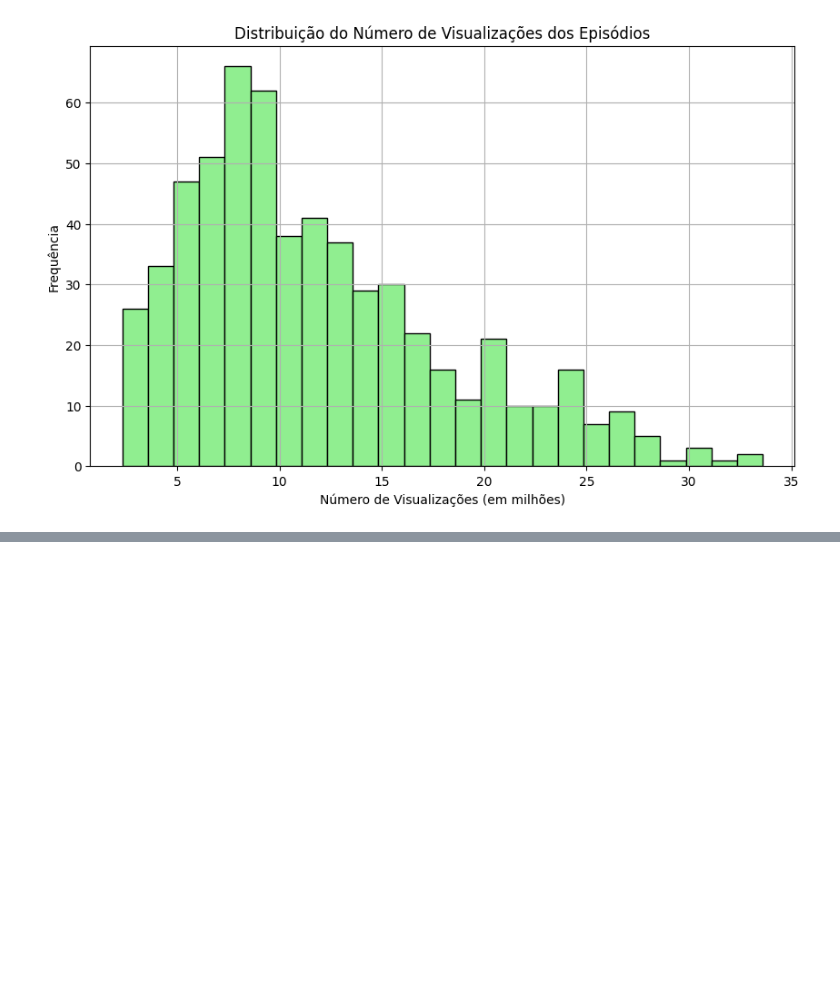
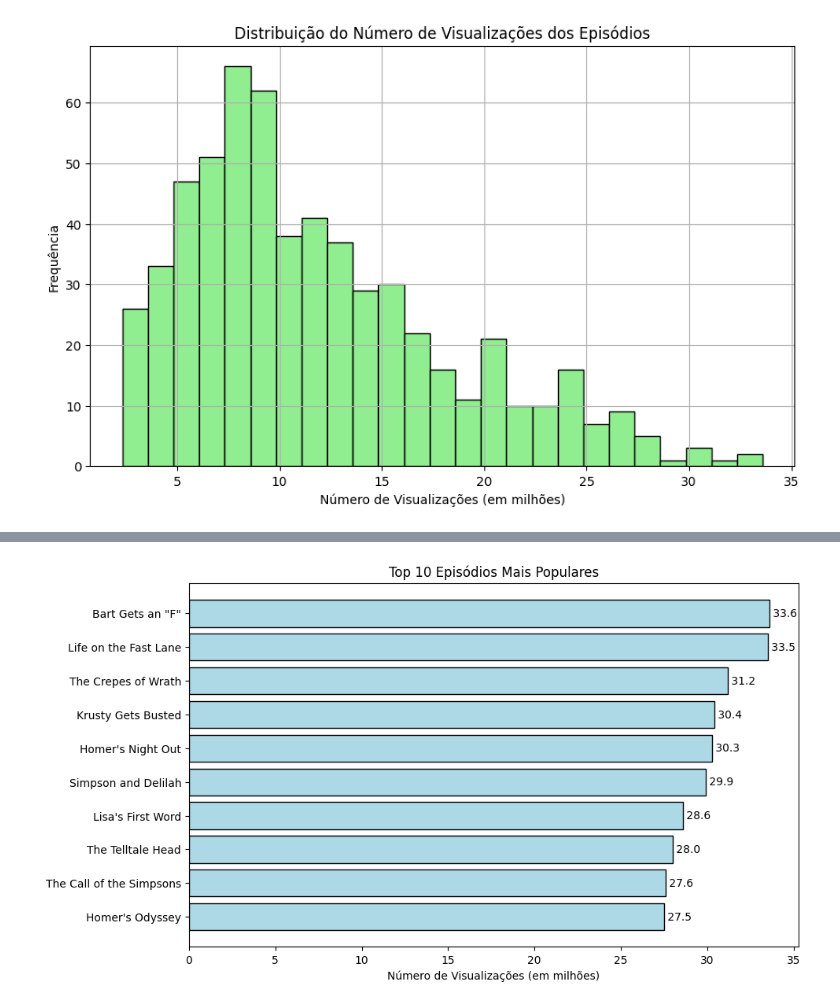
Before and after one commit to fernandogomesfg/springfield_simpsons_analise, a Jupyter notebook: simpsons_episodes_analysis.ipynb, the cells around one changed output, grey strips where cells are left out. Saved outputs shown, nothing was run; the diff lists cells and outputs as text; code cells hidden in the pictures; blank space fills up the shorter version.

Commit message:
chore: Identificação dos Episódios Mais Populares

```diff
--- a/simpsons_episodes_analysis.ipynb
+++ b/simpsons_episodes_analysis.ipynb
@@ -59,0 +62,5 @@ plt.show()
+# %%
+# Identificação dos episódios mais populares
+top_episodes = simpsons_episodes.nlargest(10, 'us_viewers_in_millions')
+print("Top 10 Episódios Mais Populares:")
+print(top_episodes[['title', 'us_viewers_in_millions']])
@@ -59,0 +80,15 @@ plt.show()
+# %%
+plt.figure(figsize=(10, 6))
+bars = plt.barh(top_episodes['title'], top_episodes['us_viewers_in_millions'], color='lightblue', edgecolor='black')
+
+# Adicionando o número de visualizações dentro de cada barra
+for bar in bars:
+    plt.text(bar.get_width(), bar.get_y() + bar.get_height()/2, f' {bar.get_width():.1f}',
+             va='center', ha='left', fontsize=10, color='black')
+
+plt.xlabel('Número de Visualizações (em milhões)')
+plt.title('Top 10 Episódios Mais Populares')
+plt.gca().invert_yaxis()  # Inverte a ordem dos episódios para o mais popular ficar no topo
+plt.show()
+# %% [output]
+[figure, added]
```
Also changed, not shown: parts of 2 cells of this notebook.
